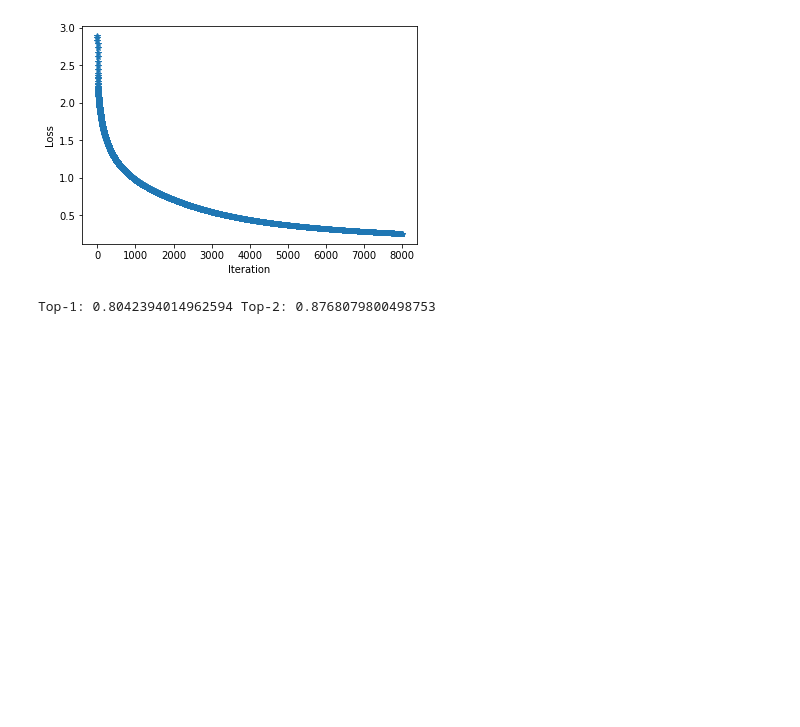
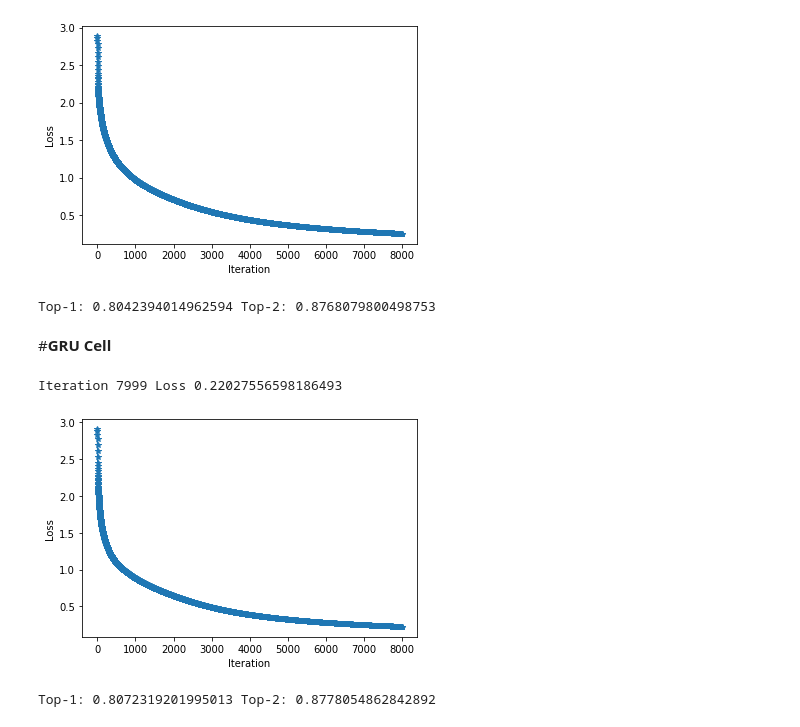
Before and after one commit to Shruti-Subu/sequence-model, a Jupyter notebook: Untitled9.ipynb, the cells around one changed output. Cells and saved outputs as stored; diff of their text form; code cells hidden in the pictures; blank space fills up the shorter version.

Commit message:
gru training

```diff
--- a/Untitled9.ipynb
+++ b/Untitled9.ipynb
@@ -452,3 +453,27 @@ train_setup(net, lr=0.15, n_batches=8000, batch_size = 512, display_freq=1000, d
 Iteration 7999 Loss 0.24970409274101257
 [figure]
 Top-1: 0.8042394014962594 Top-2: 0.8768079800498753
+# %% [markdown]
+#**GRU Cell**
+# %%
+class GRU_net(nn.Module):
+    def __init__(self, input_size, hidden_size, output_size):
+        super(GRU_net, self).__init__()
+        self.hidden_size = hidden_size
+        self.gru_cell = nn.GRU(input_size, hidden_size)
+        self.h2o = nn.Linear(hidden_size, output_size)
+        self.softmax = nn.LogSoftmax(dim=1)
+
+    def forward(self, input, hidden = None):
+        out, hidden = self.gru_cell(input, hidden)
+        output = self.h2o(hidden.view(-1, self.hidden_size))
+        output = self.softmax(output)
+        return output, hidden
+# %%
+n_hidden = 128
+net = GRU_net(n_letters, n_hidden, n_languages)
+train_setup(net, lr=0.15, n_batches=8000, batch_size = 512, display_freq=1000, device = device_gpu)
+# %% [output]
+Iteration 7999 Loss 0.22027556598186493
+[figure, added]
+Top-1: 0.8072319201995013 Top-2: 0.8778054862842892
```
Also changed, not shown: parts of 2 cells of this notebook.
